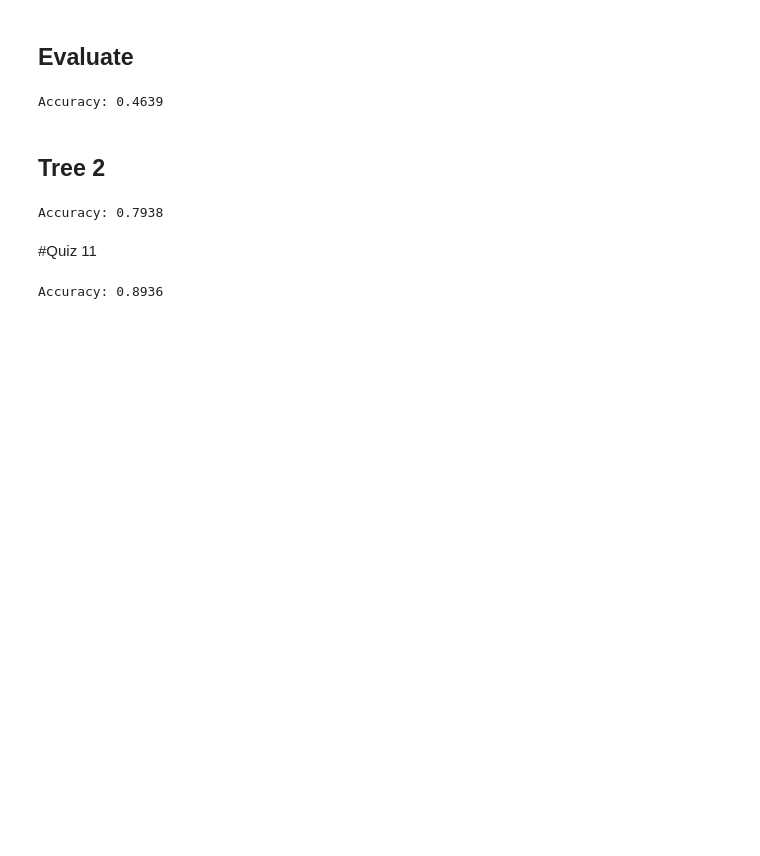
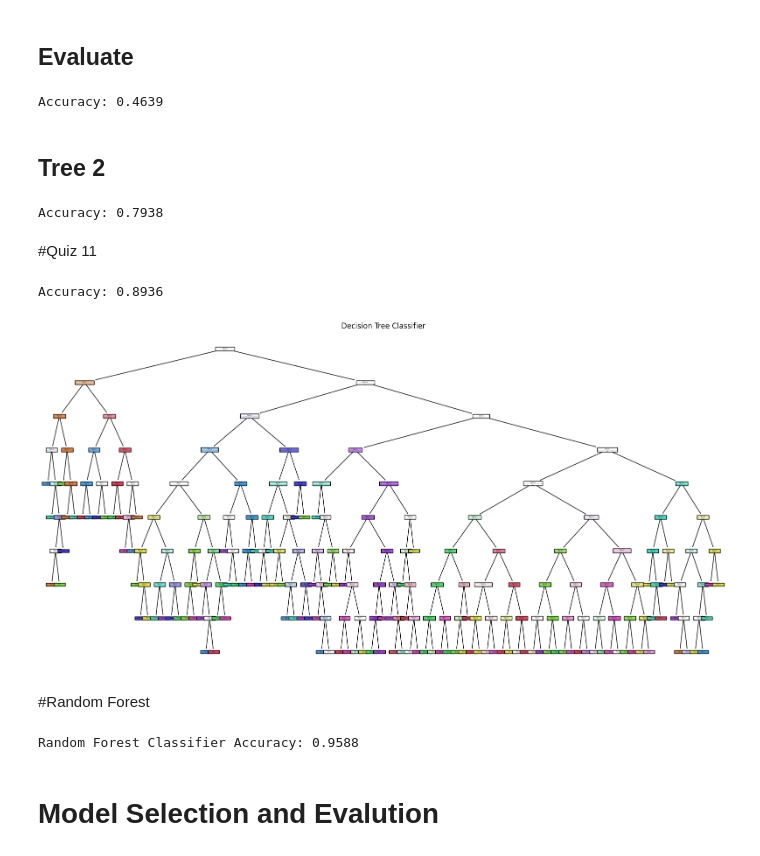
Before and after one commit to Konwalai1111/BSC_DPDM2025, a Jupyter notebook: Ch5_Classification.ipynb, the cells around one changed output. Saved outputs shown, nothing was run; the diff lists cells and outputs as text; code cells hidden in the pictures; blank space fills up the shorter version.

```diff
--- a/Ch5_Classification.ipynb
+++ b/Ch5_Classification.ipynb
@@ -230,3 +230,32 @@ accuracy = tree3.score(X1_test, y1_test)
 print(f"Accuracy: {accuracy:.4f}")
 # %% [output]
 Accuracy: 0.8936
+# %%
+import matplotlib.pyplot as plt
+from sklearn.tree import plot_tree
+
+plt.figure(figsize=(20,10))
+plot_tree(tree3, filled=True, feature_names=[f'pixel_{i}' for i in range(X.shape[1])], class_names=[str(i) for i in range(len(digits.target_names))])
+plt.title("Decision Tree Classifier")
+plt.show()
+# %% [output]
+[figure, added]
+# %% [markdown]
+#Random Forest
+# %%
+from sklearn.ensemble import RandomForestClassifier
+
+# Define the Random Forest Classifier
+# Using random_state for reproducibility
+rf_classifier = RandomForestClassifier(random_state=6, n_estimators=100)
+
+# Train the model
+rf_classifier.fit(X_train, y_train)
+
+# Evaluate the model on the test set
+rf_accuracy = rf_classifier.score(X_test, y_test)
+print(f"Random Forest Classifier Accuracy: {rf_accuracy:.4f}")
+# %% [output]
+Random Forest Classifier Accuracy: 0.9588
+# %% [markdown]
+# Model Selection and Evalution
```
Also changed, not shown: parts of 22 cells of this notebook.
